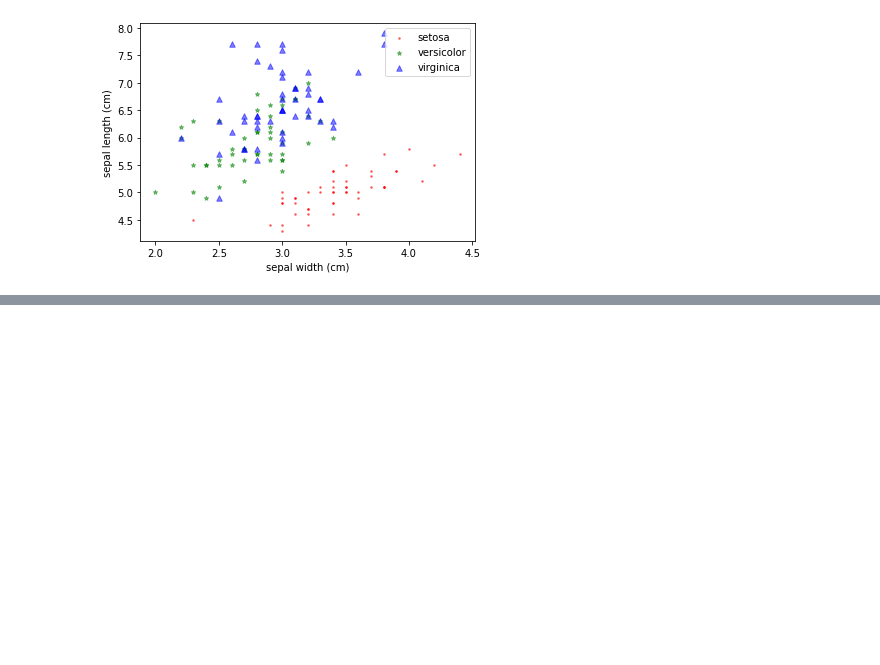
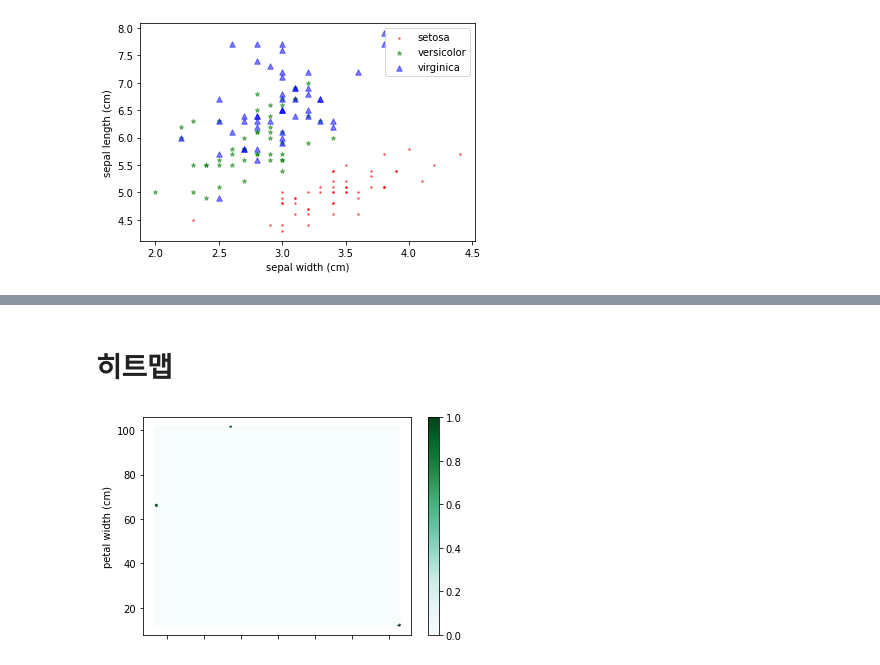
Before and after one commit to sanha9999/Data_Science, a Jupyter notebook: 시각화/iris_dataset.ipynb, the cells around one changed output, grey strips where cells are left out. Saved outputs shown, nothing was run; the diff lists cells and outputs as text; code cells hidden in the pictures; blank space fills up the shorter version.

```diff
--- a/시각화/iris_dataset.ipynb
+++ b/시각화/iris_dataset.ipynb
@@ -141,0 +192,8 @@ plt.show()
+# %% [markdown]
+# 히트맵
+# %%
+plt.close()
+sums_by_species.plot(kind="hexbin", x=var, y='petal width (cm)')
+plt.show()
+# %% [output]
+[figure, added]
```
Also changed, not shown: parts of 11 cells of this notebook.
